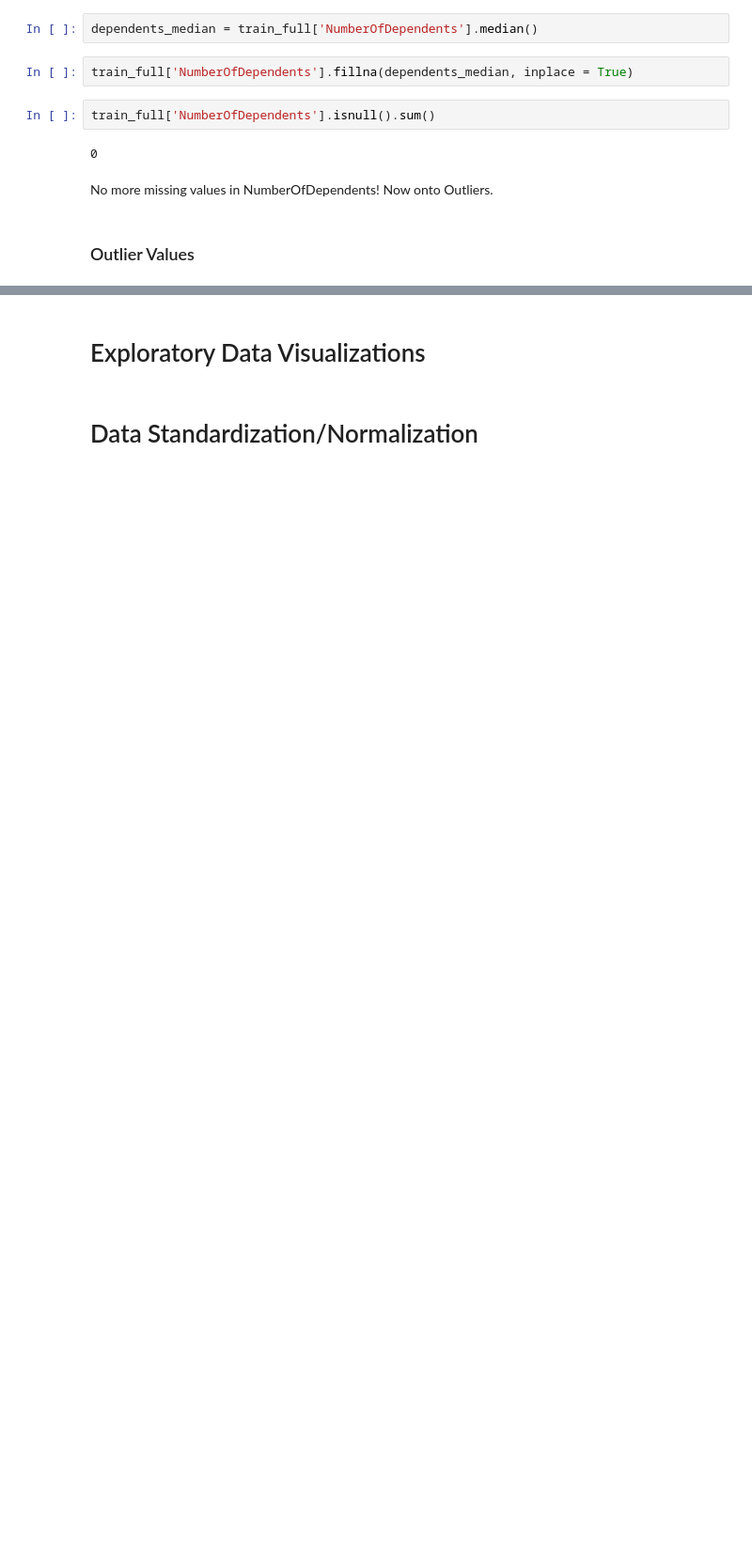
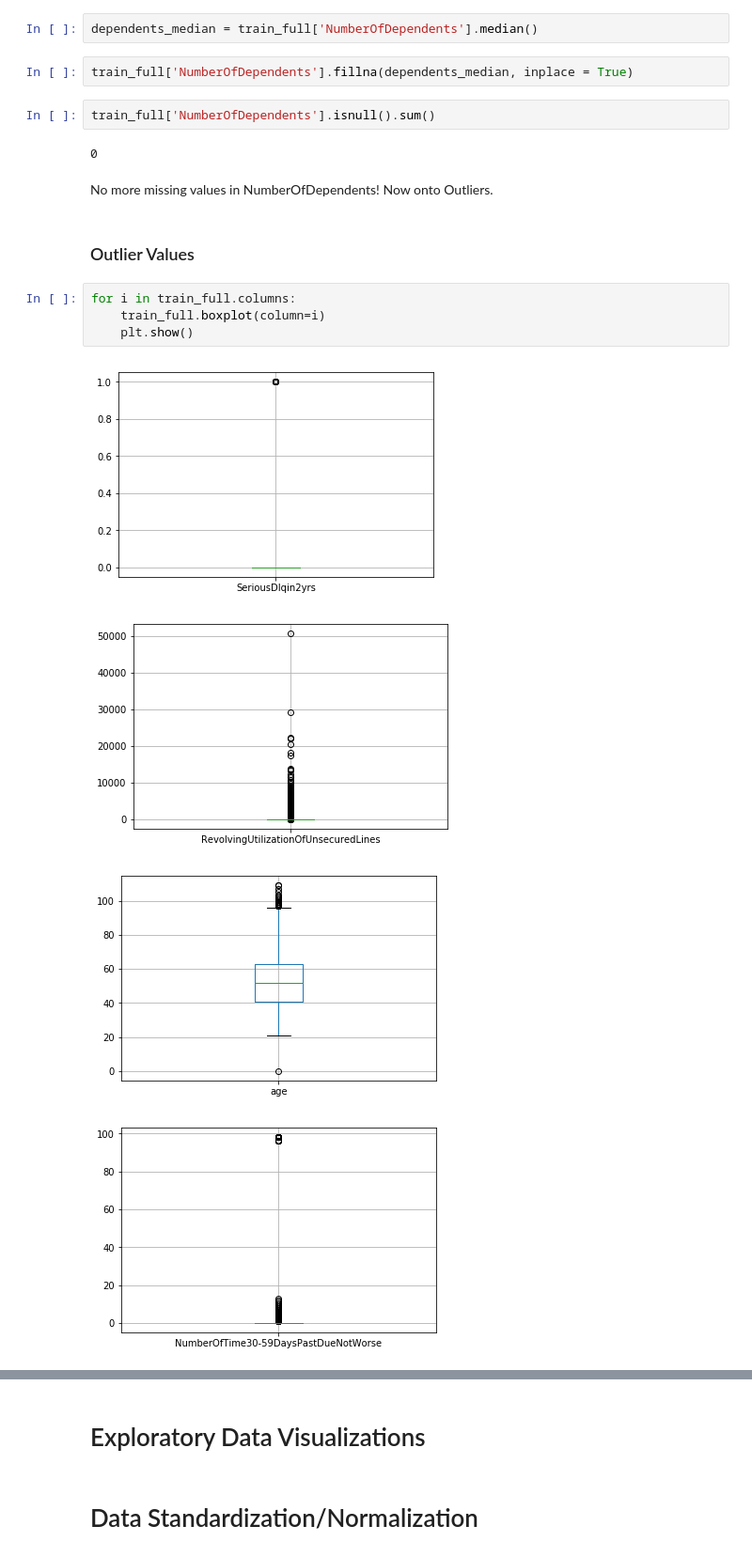
Before and after one commit to abender14/Blockchain-Capstone, a Jupyter notebook: CAPSTONE/ML_Model.ipynb, the cells around one changed output, grey strips where cells are left out. Shown: that part at 94% size. Cells and saved outputs as stored; diff of their text form; blank space fills up the shorter version.

```diff
--- a/CAPSTONE/ML_Model.ipynb
+++ b/CAPSTONE/ML_Model.ipynb
@@ -208,3 +209,12 @@ train_full['NumberOfDependents'].isnull().sum()
 No more missing values in NumberOfDependents! Now onto Outliers.
 # %% [markdown]
 ### Outlier Values
+# %%
+for i in train_full.columns:
+    train_full.boxplot(column=i)
+    plt.show()
+# %% [output]
+[figure, added]
+[figure, added]
+[figure, added]
+[figure, added]
```
Also changed, not shown: parts of 12 cells of this notebook.
